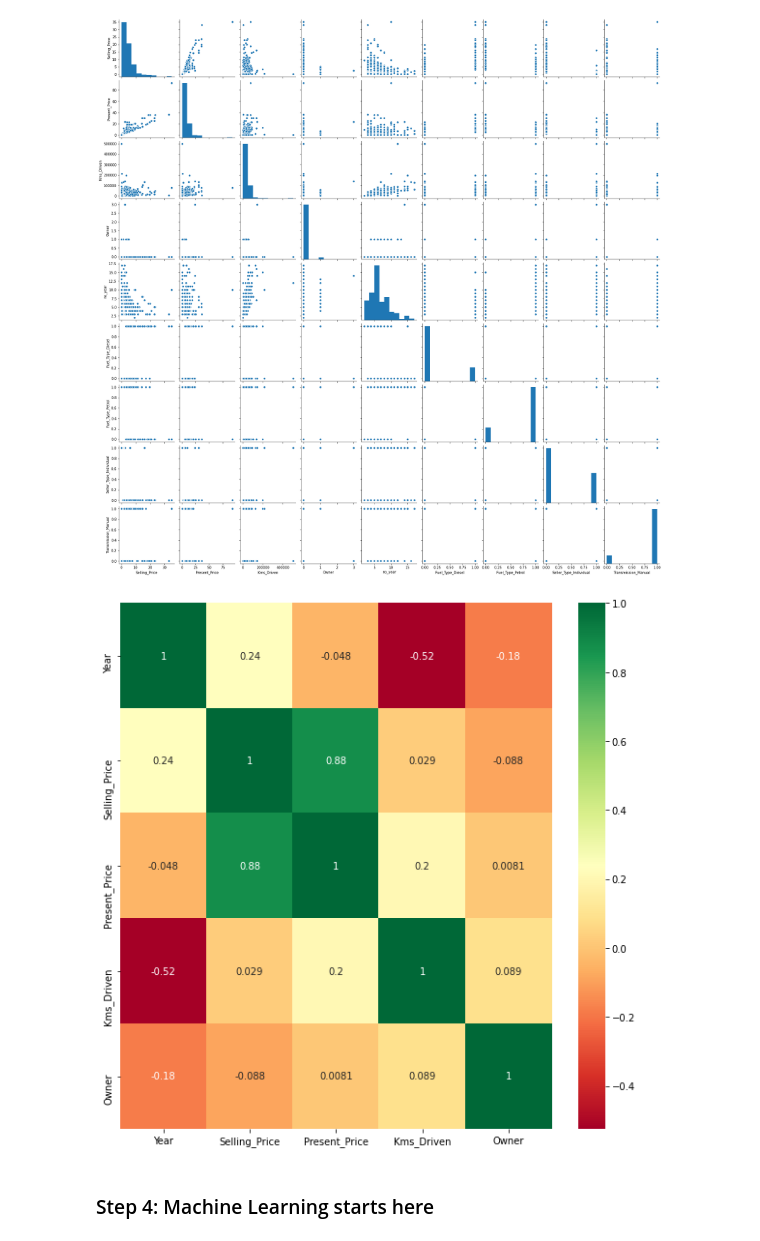
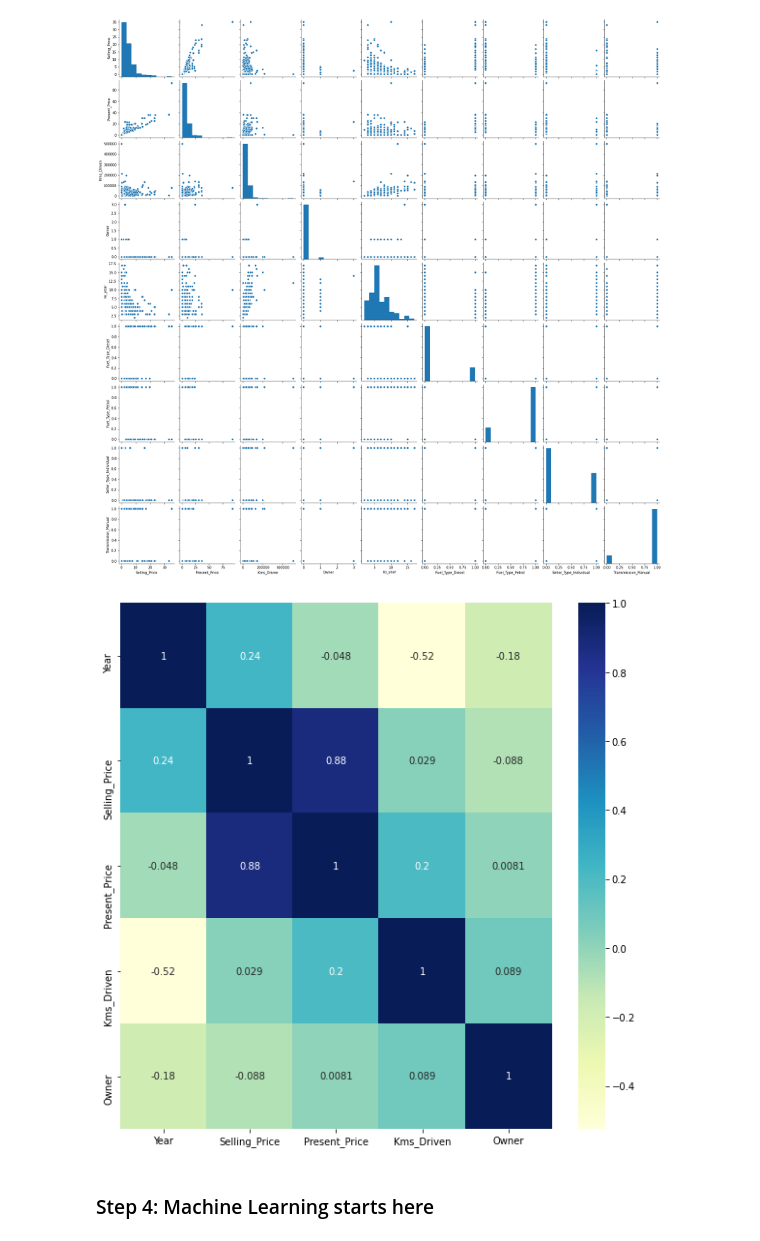
Before and after one commit to adityakumaar/Predicting-Used-Cars-Prices-Using-ML, a Jupyter notebook: ML Pipeline - Used Vehicles Price Prediction.ipynb, the cells around one changed output. Drawn from its saved outputs; the diff is of its cells as text; code cells hidden in the pictures.

```diff
--- a/ML Pipeline - Used Vehicles Price Prediction.ipynb
+++ b/ML Pipeline - Used Vehicles Price Prediction.ipynb
@@ -226,18 +226,18 @@ sns.pairplot(final_dataset)
 # %%
 # Importing matplotlib for plotting
 import matplotlib.pyplot as plt
 
 # Get correlations of each features in dataset
 corrmat = df_vehicle.corr()
 top_corr_features = corrmat.index
 plt.figure(figsize = (10, 10))
 
 # Plotting the heat map
 g = sns.heatmap(df_vehicle[top_corr_features].corr(),
                 annot = True,
-                cmap = "RdYlGn")
+                cmap = "YlGnBu")
 # %% [output]
-[figure, old version]
+[figure, new version]
 # %% [markdown]
 ### Step 4: Machine Learning starts here
 # %%
```
Also changed, not shown: parts of 7 cells of this notebook.
